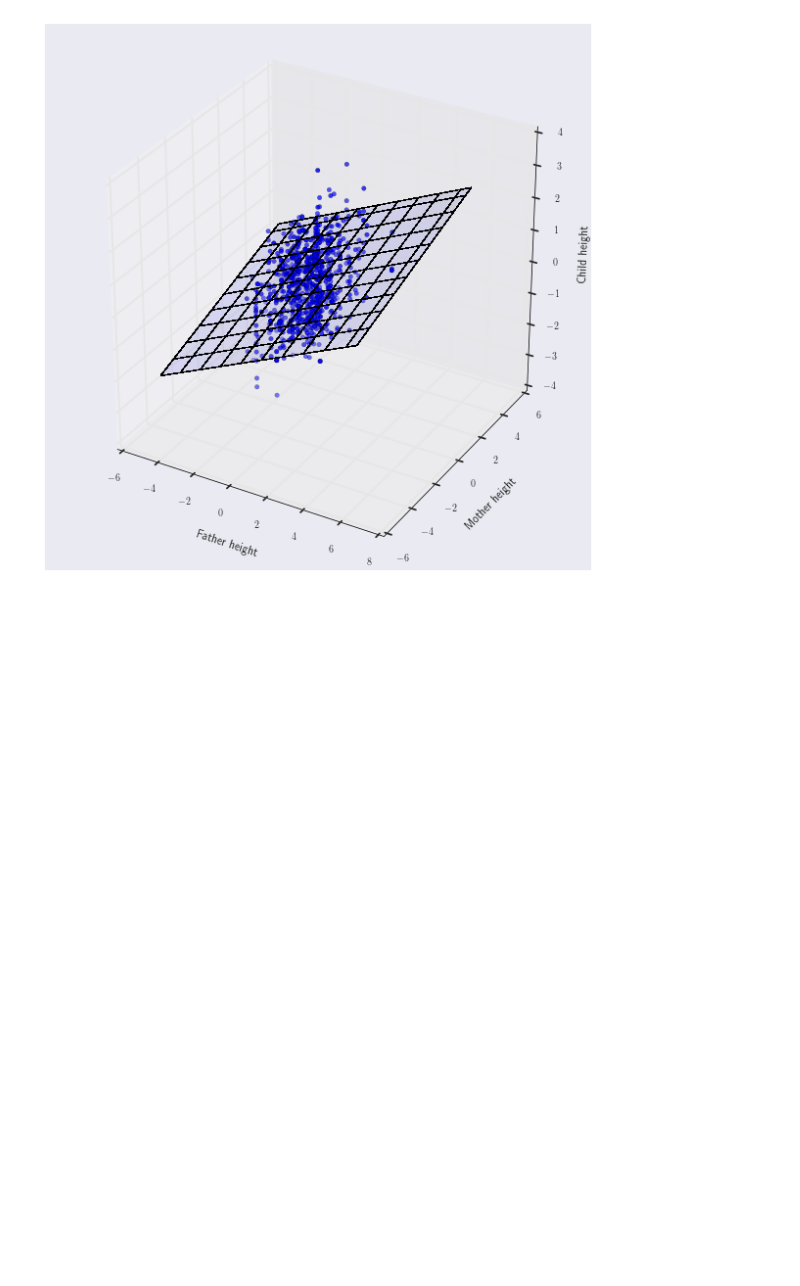
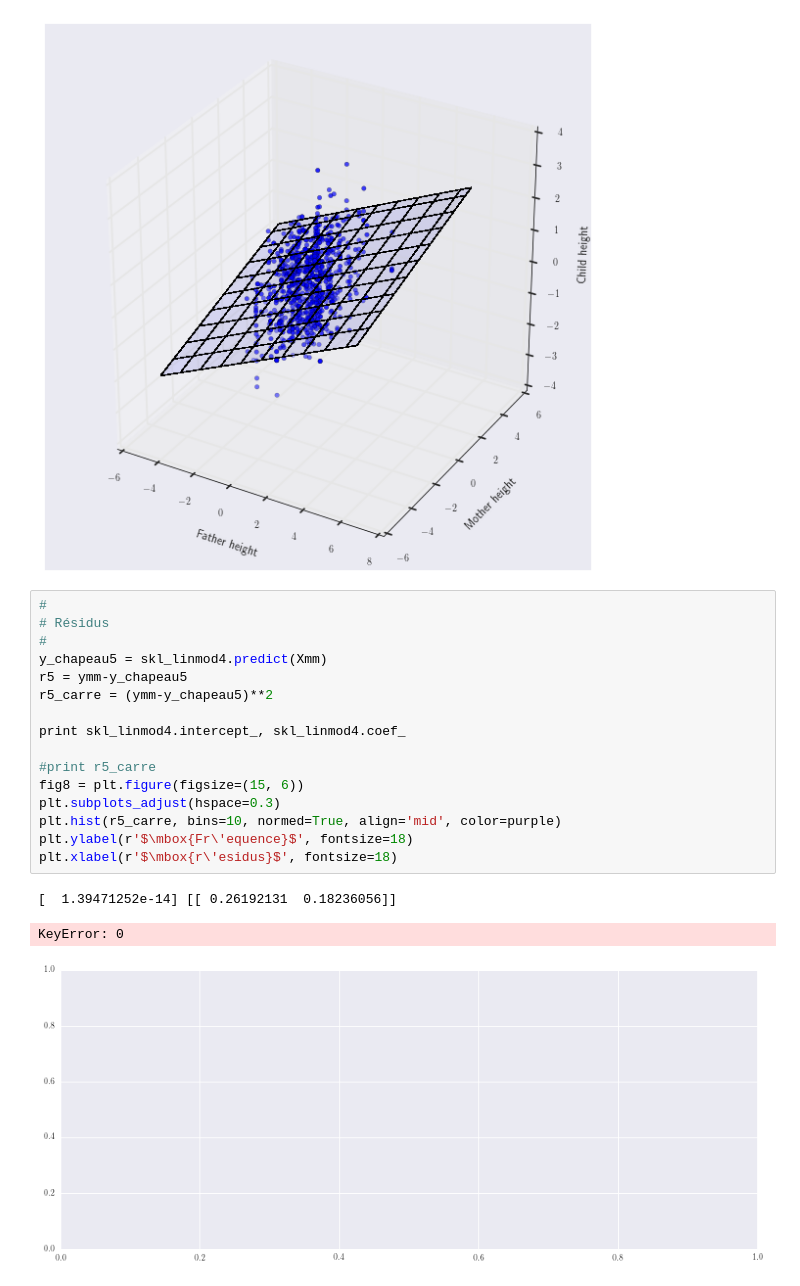
Before and after one commit to catherineverdiergo/MS_BIGDATA2016, a Jupyter notebook: TP1_catherine_verdier.ipynb, the cells around one changed output. Cells and saved outputs as stored; diff of their text form; blank space fills up the shorter version.

Commit message:
Ajout des résidus

```diff
--- a/TP1_catherine_verdier.ipynb
+++ b/TP1_catherine_verdier.ipynb
@@ -329,3 +329,23 @@ fig7.set_zlabel('Child height')
 [[ 0.26192131  0.18236056]]
 <matplotlib.text.Text at 0x...>
 [figure]
+# %%
+#
+# Résidus
+#
+y_chapeau5 = skl_linmod4.predict(Xmm)
+r5 = ymm-y_chapeau5
+r5_carre = (ymm-y_chapeau5)**2
+
+print skl_linmod4.intercept_, skl_linmod4.coef_
+
+#print r5_carre
+fig8 = plt.figure(figsize=(15, 6))
+plt.subplots_adjust(hspace=0.3)
+plt.hist(r5_carre, bins=10, normed=True, align='mid', color=purple)
+plt.ylabel(r'$\mbox{Fr\'equence}$', fontsize=18)
+plt.xlabel(r'$\mbox{r\'esidus}$', fontsize=18)
+# %% [output]
+[  1.39471252e-14] [[ 0.26192131  0.18236056]]
+KeyError: 0
+[figure, added]
```
